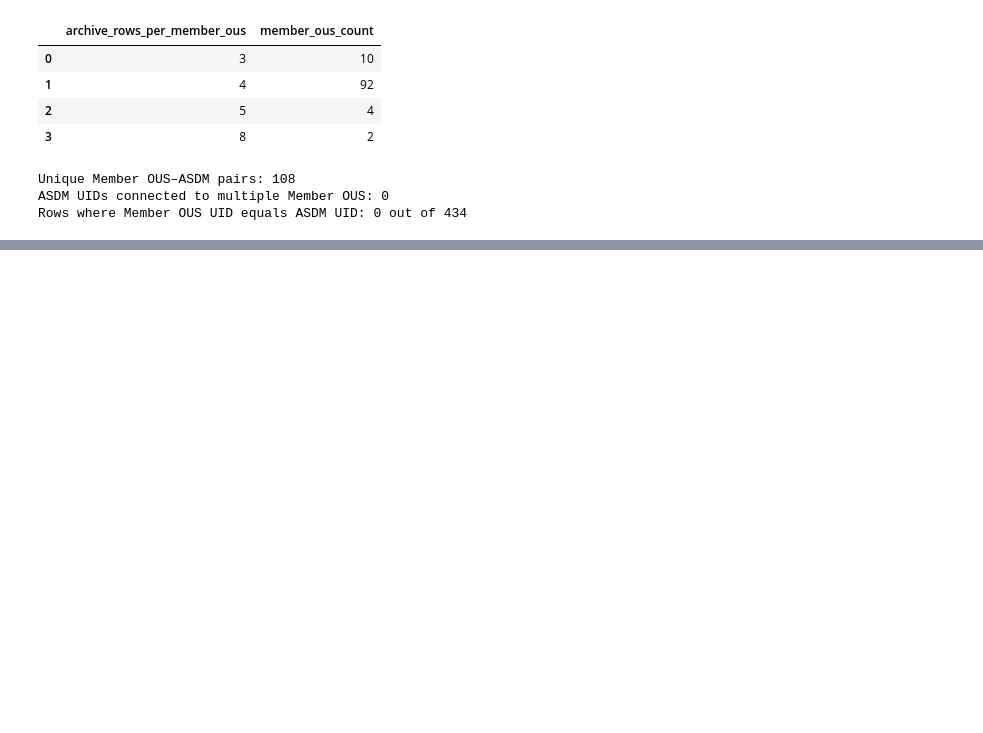
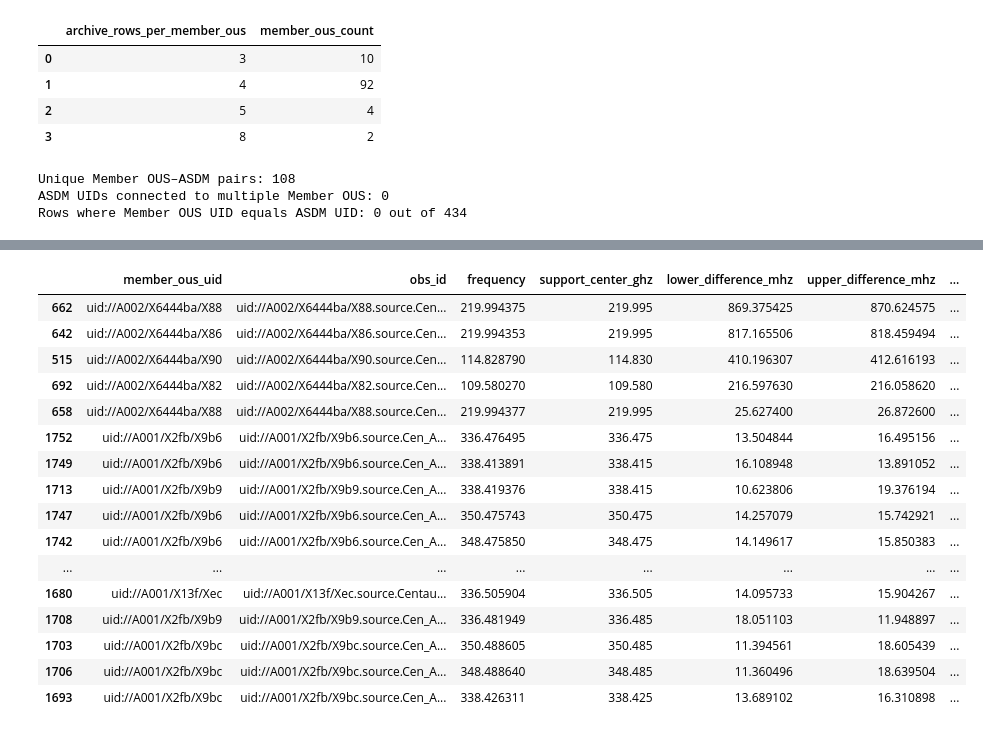
Before and after one commit to skycharon2/alma-duplication-tool, a Jupyter notebook: notebooks/01_archive_connection.ipynb, the cells around one changed output, grey strips where cells are left out. Saved outputs shown, nothing was run; the diff lists cells and outputs as text; code cells hidden in the pictures; blank space fills up the shorter version.

```diff
--- a/notebooks/01_archive_connection.ipynb
+++ b/notebooks/01_archive_connection.ipynb
@@ -900,0 +1390,79 @@ Rows where Member OUS UID equals ASDM UID: 0 out of 434
+# %%
+frequency_comparison_df = (
+    row_frequency_bounds_df
+    .merge(
+        frequency_intervals_df,
+        on="member_ous_uid",
+        how="left",
+    )
+)
+
+frequency_comparison_df["center_difference_ghz"] = (
+    frequency_comparison_df["frequency"]
+    - frequency_comparison_df["support_center_ghz"]
+).abs()
+
+best_interval_index = (
+    frequency_comparison_df
+    .groupby(
+        ["member_ous_uid", "obs_id"],
+        dropna=False,
+    )["center_difference_ghz"]
+    .idxmin()
+)
+
+best_frequency_matches_df = (
+    frequency_comparison_df
+    .loc[best_interval_index]
+    .copy()
+)
+
+best_frequency_matches_df["lower_difference_mhz"] = (
+    best_frequency_matches_df["row_lower_ghz"]
+    - best_frequency_matches_df["lower_ghz"]
+).abs() * 1000
+
+best_frequency_matches_df["upper_difference_mhz"] = (
+    best_frequency_matches_df["row_upper_ghz"]
+    - best_frequency_matches_df["upper_ghz"]
+).abs() * 1000
+
+best_frequency_matches_df["width_difference_mhz"] = (
+    best_frequency_matches_df["bandwidth_ghz"]
+    - best_frequency_matches_df["support_width_ghz"]
+).abs() * 1000
+
+display(
+    best_frequency_matches_df[
+        [
+            "member_ous_uid",
+            "obs_id",
+            "frequency",
+            "support_center_ghz",
+            "lower_difference_mhz",
+            "upper_difference_mhz",
+            "width_difference_mhz",
+        ]
+    ].sort_values(
+        "width_difference_mhz",
+        ascending=False,
+    ).head(20)
+)
+# %% [output]
+|  | member_ous_uid | obs_id | frequency | support_center_ghz | lower_difference_mhz | upper_difference_mhz | ... |
+| 662 | uid://A002/X6444ba/X88 | uid://A002/X6444ba/X88.source.Cen... | 219.994375 | 219.995 | 869.375425 | 870.624575 | ... |
+| 642 | uid://A002/X6444ba/X86 | uid://A002/X6444ba/X86.source.Cen... | 219.994353 | 219.995 | 817.165506 | 818.459494 | ... |
+| 515 | uid://A002/X6444ba/X90 | uid://A002/X6444ba/X90.source.Cen... | 114.828790 | 114.830 | 410.196307 | 412.616193 | ... |
+| 692 | uid://A002/X6444ba/X82 | uid://A002/X6444ba/X82.source.Cen... | 109.580270 | 109.580 | 216.597630 | 216.058620 | ... |
+| 658 | uid://A002/X6444ba/X88 | uid://A002/X6444ba/X88.source.Cen... | 219.994377 | 219.995 | 25.627400 | 26.872600 | ... |
+| 1752 | uid://A001/X2fb/X9b6 | uid://A001/X2fb/X9b6.source.Cen_A... | 336.476495 | 336.475 | 13.504844 | 16.495156 | ... |
+| 1749 | uid://A001/X2fb/X9b6 | uid://A001/X2fb/X9b6.source.Cen_A... | 338.413891 | 338.415 | 16.108948 | 13.891052 | ... |
+| 1713 | uid://A001/X2fb/X9b9 | uid://A001/X2fb/X9b9.source.Cen_A... | 338.419376 | 338.415 | 10.623806 | 19.376194 | ... |
+| 1747 | uid://A001/X2fb/X9b6 | uid://A001/X2fb/X9b6.source.Cen_A... | 350.475743 | 350.475 | 14.257079 | 15.742921 | ... |
+| 1742 | uid://A001/X2fb/X9b6 | uid://A001/X2fb/X9b6.source.Cen_A... | 348.475850 | 348.475 | 14.149617 | 15.850383 | ... |
+| ... | ... | ... | ... | ... | ... | ... | ... |
+| 1680 | uid://A001/X13f/Xec | uid://A001/X13f/Xec.source.Centau... | 336.505904 | 336.505 | 14.095733 | 15.904267 | ... |
+| 1708 | uid://A001/X2fb/X9b9 | uid://A001/X2fb/X9b9.source.Cen_A... | 336.481949 | 336.485 | 18.051103 | 11.948897 | ... |
+| 1703 | uid://A001/X2fb/X9bc | uid://A001/X2fb/X9bc.source.Cen_A... | 350.488605 | 350.485 | 11.394561 | 18.605439 | ... |
+| 1706 | uid://A001/X2fb/X9bc | uid://A001/X2fb/X9bc.source.Cen_A... | 348.488640 | 348.485 | 11.360496 | 18.639504 | ... |
+| 1693 | uid://A001/X2fb/X9bc | uid://A001/X2fb/X9bc.source.Cen_A... | 338.426311 | 338.425 | 13.689102 | 16.310898 | ... |
```
Also changed, not shown: parts of 40 cells of this notebook.
